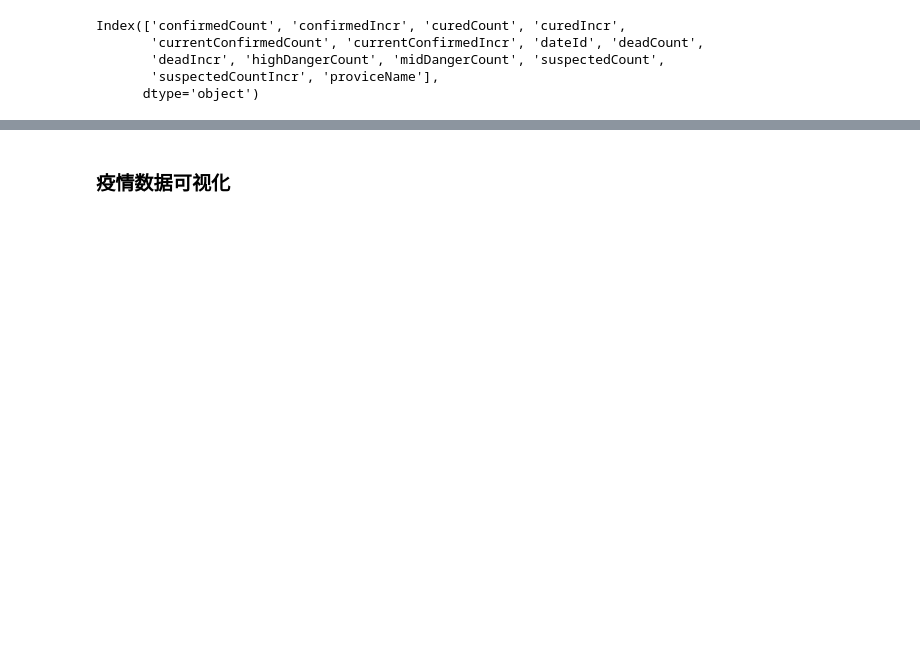
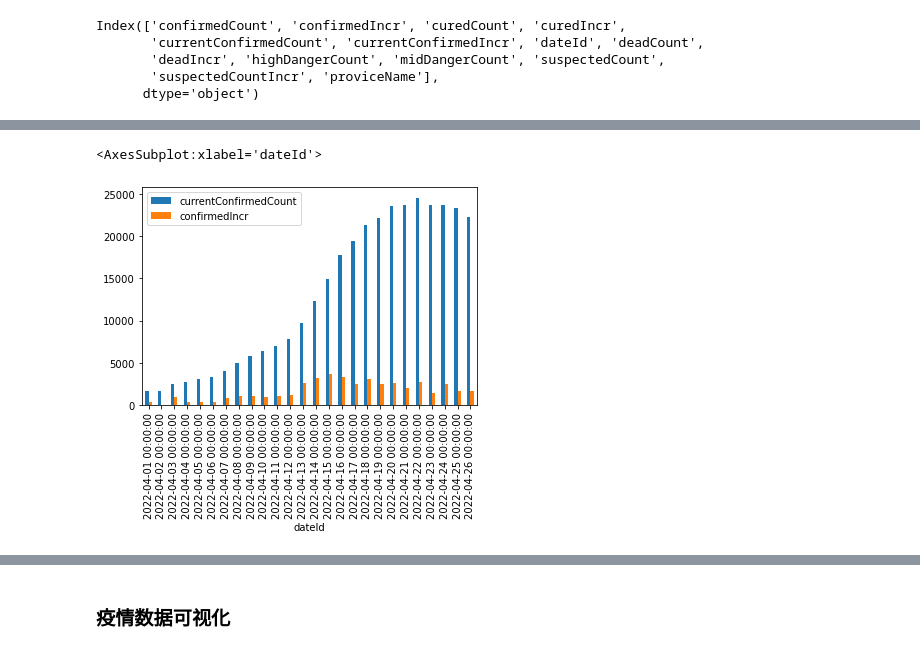
Before and after one commit to Andrewtang626/covidshanghai, a Jupyter notebook: Project_COVID_Shanghai.ipynb, the cells around one changed output, grey strips where cells are left out. Drawn from its saved outputs; the diff is of its cells as text; code cells hidden in the pictures; blank space fills up the shorter version.

```diff
--- a/Project_COVID_Shanghai.ipynb
+++ b/Project_COVID_Shanghai.ipynb
@@ -594,0 +623,7 @@ data_china_23[data_china_23['proviceName']=='上海市'].head()
+# %%
+data_shanghai.index = pd.to_datetime(data_shanghai.index, format = '%Y%m%d')
+# %%
+data_shanghai[['currentConfirmedCount','confirmedIncr']]['2022-04'].plot(kind = 'bar')
+# %% [output]
+<AxesSubplot:xlabel='dateId'>
+[figure, added]
```
Also changed, not shown: parts of 14 cells of this notebook, 2 other files.
